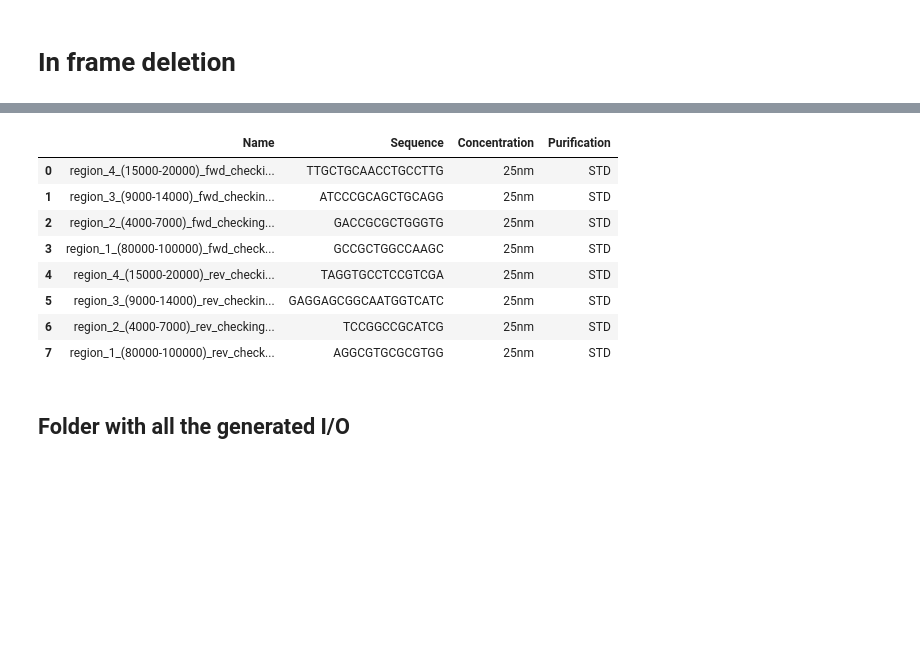
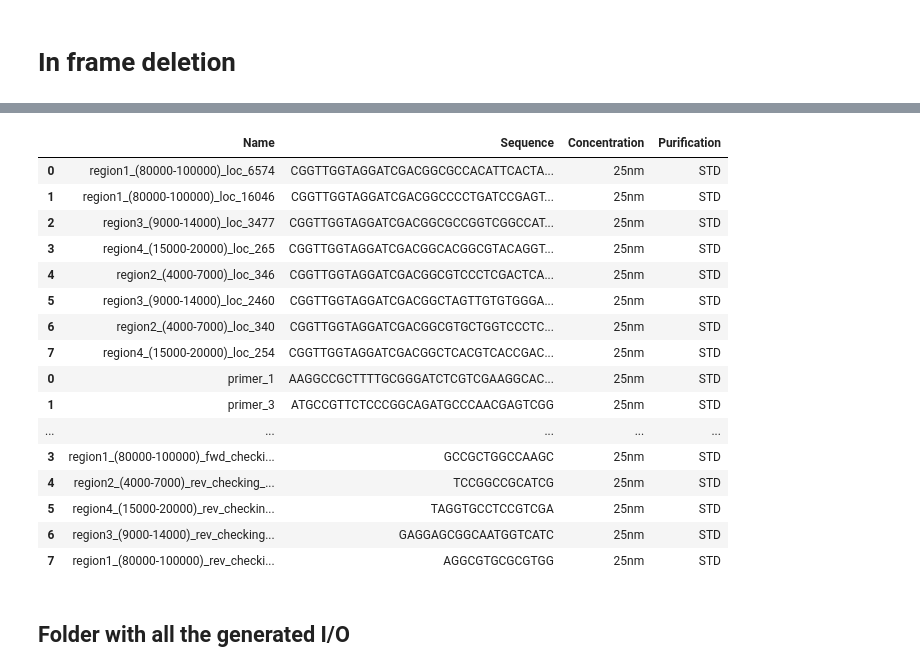
Before and after one commit to hiyama341/streptocad, a Jupyter notebook: notebooks/app_workflows/W5_CRISPR-cas9-inframe-deletion_random_sized_deletion.ipynb, the cells around one changed output, grey strips where cells are left out. Saved outputs shown, nothing was run; the diff lists cells and outputs as text; code cells hidden in the pictures; blank space fills up the shorter version.

```diff
--- a/notebooks/app_workflows/W5_CRISPR-cas9-inframe-deletion_random_sized_deletion.ipynb
+++ b/notebooks/app_workflows/W5_CRISPR-cas9-inframe-deletion_random_sized_deletion.ipynb
@@ -216,9 +223,11 @@ idt_primers
 # %% [markdown]
 # In frame deletion
 # %%
-in_frame_deletion = False
+in_frame_deletion = True
 # %%
 if in_frame_deletion:
+
+
     # Make repair templates
     repair_templates_data = find_up_dw_repair_templates(genome,
                                                         genes_to_KO,
@@ -240,20 +249,15 @@ if in_frame_deletion:
                                                                                 overlap=40)
     # updating the primer names to something systematic.
     update_primer_names(assembly_data)
-    print(assembly_data)
 
     # Parse through the primer df
     primer_df = create_primer_df_from_dict(assembly_data)
-
-    # Digest the plasmids
-    processed_records = [Dseqrecord(record, circular=True).cut(StuI)[0] for record in sgRNA_vectors]
 
     # Rename them appropriately
     for i in range(len(processed_records)):
         processed_records[i].name = sgRNA_vectors[i].name
 
     # Assembly
-    ##### THE PROBLEM IS HERE
     assembly_data = assemble_multiple_plasmids_with_repair_templates_for_deletion(genes_to_KO, processed_records,
                                                                                 repair_templates_data,
                                                                                 overlap=40)
@@ -340,20 +451,28 @@ checking_primers_df_idt
 # %%
 if in_frame_deletion:
-    full_idt = pd.concat([idt_df, checking_primers_df_idt])
+    full_idt = pd.concat([idt_primers, idt_df, checking_primers_df_idt])
 else:
-    full_idt = pd.concat([checking_primers_df_idt])
+    full_idt = pd.concat([idt_primers, checking_primers_df_idt])
 
 full_idt
 # %% [output]
 |  | Name | Sequence | Concentration | Purification |
-| 0 | region_4_(15000-20000)_fwd_checki... | TTGCTGCAACCTGCCTTG | 25nm | STD |
-| 1 | region_3_(9000-14000)_fwd_checkin... | ATCCCGCAGCTGCAGG | 25nm | STD |
-| 2 | region_2_(4000-7000)_fwd_checking... | GACCGCGCTGGGTG | 25nm | STD |
-| 3 | region_1_(80000-100000)_fwd_check... | GCCGCTGGCCAAGC | 25nm | STD |
-| 4 | region_4_(15000-20000)_rev_checki... | TAGGTGCCTCCGTCGA | 25nm | STD |
-| 5 | region_3_(9000-14000)_rev_checkin... | GAGGAGCGGCAATGGTCATC | 25nm | STD |
-| 6 | region_2_(4000-7000)_rev_checking... | TCCGGCCGCATCG | 25nm | STD |
-| 7 | region_1_(80000-100000)_rev_check... | AGGCGTGCGCGTGG | 25nm | STD |
+| 0 | region1_(80000-100000)_loc_6574 | CGGTTGGTAGGATCGACGGCGCCACATTCACTA... | 25nm | STD |
+| 1 | region1_(80000-100000)_loc_16046 | CGGTTGGTAGGATCGACGGCCCCTGATCCGAGT... | 25nm | STD |
+| 2 | region3_(9000-14000)_loc_3477 | CGGTTGGTAGGATCGACGGCGCCGGTCGGCCAT... | 25nm | STD |
+| 3 | region4_(15000-20000)_loc_265 | CGGTTGGTAGGATCGACGGCACGGCGTACAGGT... | 25nm | STD |
+| 4 | region2_(4000-7000)_loc_346 | CGGTTGGTAGGATCGACGGCGTCCCTCGACTCA... | 25nm | STD |
+| 5 | region3_(9000-14000)_loc_2460 | CGGTTGGTAGGATCGACGGCTAGTTGTGTGGGA... | 25nm | STD |
+| 6 | region2_(4000-7000)_loc_340 | CGGTTGGTAGGATCGACGGCGTGCTGGTCCCTC... | 25nm | STD |
+| 7 | region4_(15000-20000)_loc_254 | CGGTTGGTAGGATCGACGGCTCACGTCACCGAC... | 25nm | STD |
+| 0 | primer_1 | AAGGCCGCTTTTGCGGGATCTCGTCGAAGGCAC... | 25nm | STD |
+| 1 | primer_3 | ATGCCGTTCTCCCGGCAGATGCCCAACGAGTCGG | 25nm | STD |
+| ... | ... | ... | ... | ... |
+| 3 | region1_(80000-100000)_fwd_checki... | GCCGCTGGCCAAGC | 25nm | STD |
+| 4 | region2_(4000-7000)_rev_checking_... | TCCGGCCGCATCG | 25nm | STD |
+| 5 | region4_(15000-20000)_rev_checkin... | TAGGTGCCTCCGTCGA | 25nm | STD |
+| 6 | region3_(9000-14000)_rev_checking... | GAGGAGCGGCAATGGTCATC | 25nm | STD |
+| 7 | region1_(80000-100000)_rev_checki... | AGGCGTGCGCGTGG | 25nm | STD |
 # %% [markdown]
 ## Folder with all the generated I/O
 # %%
```
Also changed, not shown: parts of 13 cells of this notebook.
